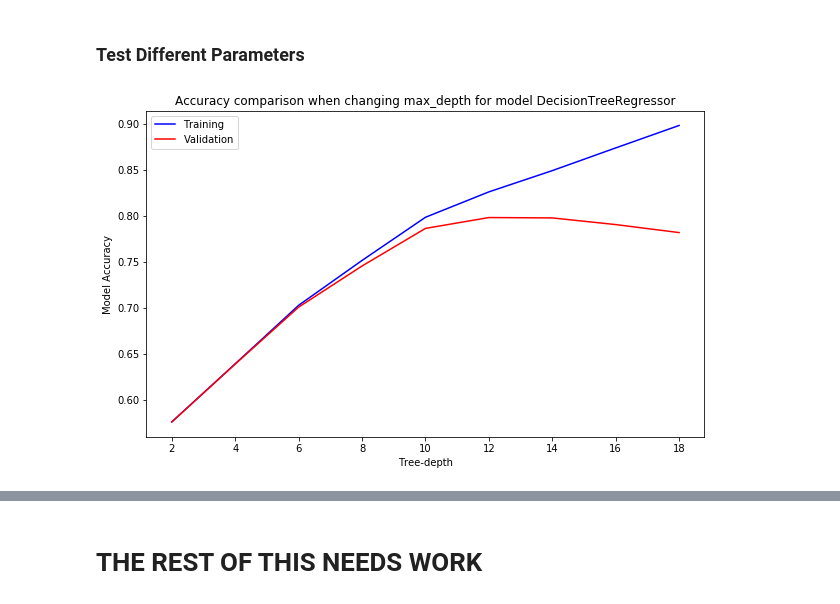
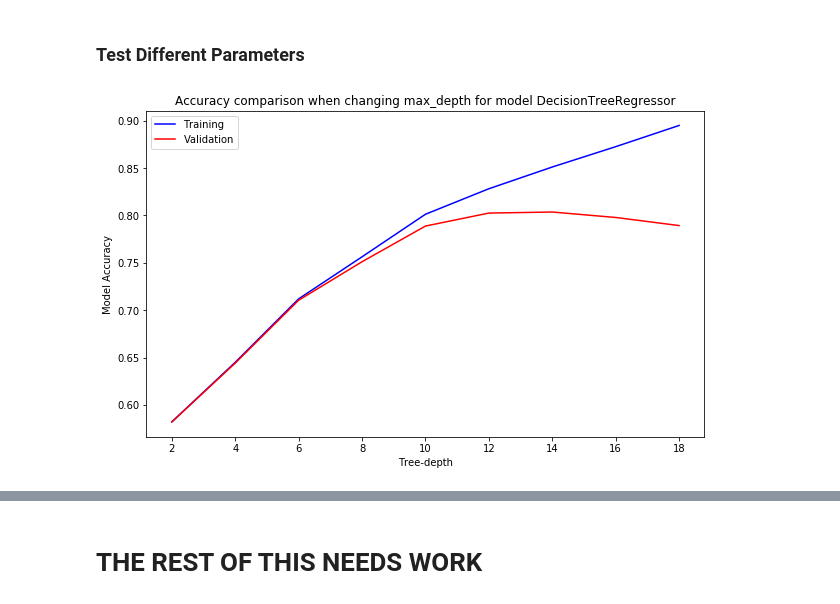
Before and after one commit to lachlanmcinnes/SIT307, a Jupyter notebook: MachineLearning/MachineLearning.ipynb, the cells around one changed output, grey strips where cells are left out. Drawn from its saved outputs; the diff is of its cells as text; code cells hidden in the pictures.

Commit message:
ADD: Test clean vs dirty data

```diff
--- a/MachineLearning/MachineLearning.ipynb
+++ b/MachineLearning/MachineLearning.ipynb
@@ -327,16 +488,18 @@ def test_param(model, param, range_test):
     mean_val_score   = np.mean(valid_scores, axis=1)
 
     plt.figure(figsize=(10,6))
-    plt.plot(max_depth_range, mean_train_score, color="blue", linewidth=1.5, label="Training")
-    plt.plot(max_depth_range, mean_val_score, color="red", linewidth=1.5, label="Validation")
+    plt.plot(range_test, mean_train_score, color="blue", linewidth=1.5, label="Training")
+    plt.plot(range_test, mean_val_score, color="red", linewidth=1.5, label="Validation")
     plt.legend(loc="upper left")
     plt.xlabel("Tree-depth")
     plt.ylabel("Model Accuracy")
     plt.title("Accuracy comparison when changing {} for model {}".format(param,model.__class__.__name__))
 # %%
+Xtrain, Xtest, ytrain, ytest = return_train_splits(df_clean_numeric)
+
 test_param(dt_regr, "max_depth", range(2, 20, 2))
 # %% [output]
-[figure, old version]
+[figure, new version]
 # %%
 test_param(rf_regr, "max_depth", range(2, 20, 2))
 # %% [output]
```
Also changed, not shown: parts of 38 cells of this notebook.
